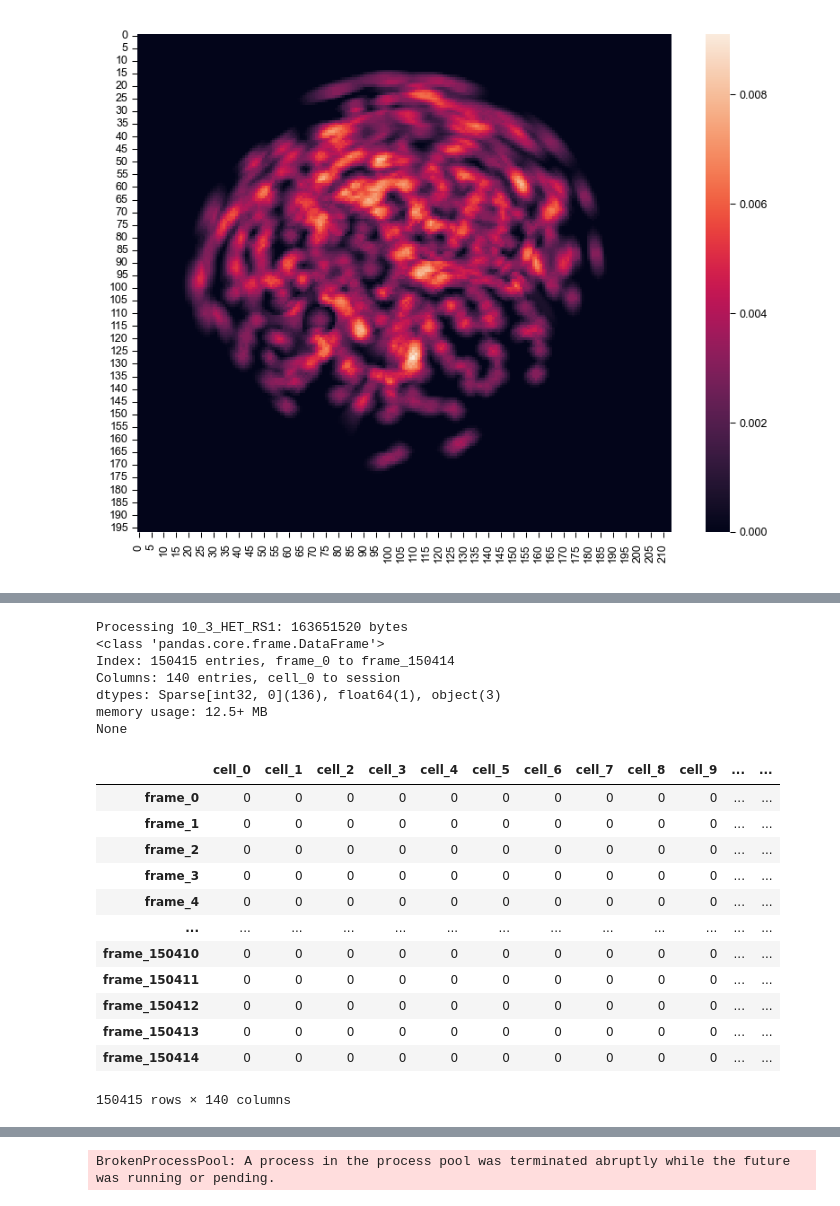
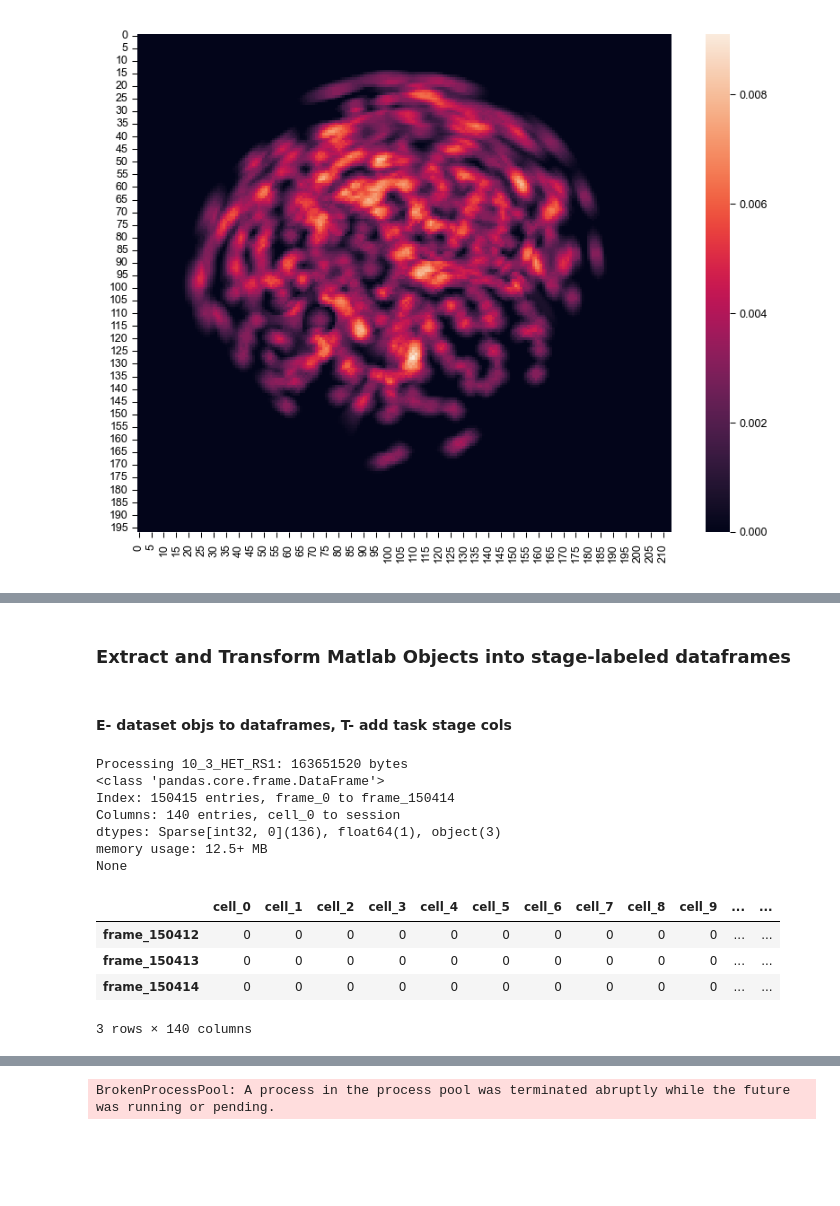
Before and after one commit to cjohnsoncruz/dlx56_mPFC_1p_SohalLab, a Jupyter notebook: code/preprocess matlab data v1.ipynb, the cells around one changed output, grey strips where cells are left out. Saved outputs shown, nothing was run; the diff lists cells and outputs as text; code cells hidden in the pictures; blank space fills up the shorter version.

```diff
--- a/code/preprocess matlab data v1.ipynb
+++ b/code/preprocess matlab data v1.ipynb
@@ -312,46 +305,40 @@ None
+# %% [markdown]
+### Extract and Transform Matlab Objects into stage-labeled dataframes
+# %% [markdown]
+#### E- dataset objs to dataframes, T- add task stage cols
 # %%
 def dataset_obj_to_df(dataset_obj):
     # Create DataFrame from raster (cells × frames)
-    print(f"\nProcessing {dataset_obj['name']}: {dataset_obj['raster'].nbytes} bytes")
+    print(f"Processing {dataset_obj['name']}: {dataset_obj['raster'].nbytes} bytes")
     #setup dataset df
     raster_df = pd.DataFrame(
         dataset_obj['raster'].T,
         index=[f'frame_{i}' for i in range(dataset_obj['raster'].shape[1])],
         columns = [f'cell_{i}' for i in range(dataset_obj['raster'].shape[0])],
         dtype = 'Sparse[int]')
             #add labels
     raster_df['labels'] = dataset_obj['labels']
-
     # Add metadata columns
     #cell Id is represented as col name
     raster_df['subject_name'] = dataset_obj['name']
     raster_df['geno'] = dataset_obj['geno']
     raster_df['session'] = dataset_obj['session']
 
     return raster_df
+#test 1 dataset
+test_df = dataset_obj_to_df(loaded_objects[0])
+print(test_df.info())
+test_df.tail(3)
+# %% [output]
+Processing 10_3_HET_RS1: 163651520 bytes
+<class 'pandas.core.frame.DataFrame'>
+Index: 150415 entries, frame_0 to frame_150414
+Columns: 140 entries, cell_0 to session
+dtypes: Sparse[int32, 0](136), float64(1), object(3)
+memory usage: 12.5+ MB
+None
+|  | cell_0 | cell_1 | cell_2 | cell_3 | cell_4 | cell_5 | cell_6 | cell_7 | cell_8 | cell_9 | ... | ... |
+| frame_150412 | 0 | 0 | 0 | 0 | 0 | 0 | 0 | 0 | 0 | 0 | ... | ... |
+| frame_150413 | 0 | 0 | 0 | 0 | 0 | 0 | 0 | 0 | 0 | 0 | ... | ... |
+| frame_150414 | 0 | 0 | 0 | 0 | 0 | 0 | 0 | 0 | 0 | 0 | ... | ... |
+3 rows × 140 columns
-# %%
-#test 1 dataset
-test_df = dataset_obj_to_df(loaded_objects[0])
-print(test_df.info())
-test_df
-# %% [output]
-Processing 10_3_HET_RS1: 163651520 bytes
-<class 'pandas.core.frame.DataFrame'>
-Index: 150415 entries, frame_0 to frame_150414
-Columns: 140 entries, cell_0 to session
-dtypes: Sparse[int32, 0](136), float64(1), object(3)
-memory usage: 12.5+ MB
-None
-|  | cell_0 | cell_1 | cell_2 | cell_3 | cell_4 | cell_5 | cell_6 | cell_7 | cell_8 | cell_9 | ... | ... |
-| frame_0 | 0 | 0 | 0 | 0 | 0 | 0 | 0 | 0 | 0 | 0 | ... | ... |
-| frame_1 | 0 | 0 | 0 | 0 | 0 | 0 | 0 | 0 | 0 | 0 | ... | ... |
-| frame_2 | 0 | 0 | 0 | 0 | 0 | 0 | 0 | 0 | 0 | 0 | ... | ... |
-| frame_3 | 0 | 0 | 0 | 0 | 0 | 0 | 0 | 0 | 0 | 0 | ... | ... |
-| frame_4 | 0 | 0 | 0 | 0 | 0 | 0 | 0 | 0 | 0 | 0 | ... | ... |
-| ... | ... | ... | ... | ... | ... | ... | ... | ... | ... | ... | ... | ... |
-| frame_150410 | 0 | 0 | 0 | 0 | 0 | 0 | 0 | 0 | 0 | 0 | ... | ... |
-| frame_150411 | 0 | 0 | 0 | 0 | 0 | 0 | 0 | 0 | 0 | 0 | ... | ... |
-| frame_150412 | 0 | 0 | 0 | 0 | 0 | 0 | 0 | 0 | 0 | 0 | ... | ... |
-| frame_150413 | 0 | 0 | 0 | 0 | 0 | 0 | 0 | 0 | 0 | 0 | ... | ... |
-| frame_150414 | 0 | 0 | 0 | 0 | 0 | 0 | 0 | 0 | 0 | 0 | ... | ... |
-150415 rows × 140 columns
```
Also changed, not shown: parts of 56 cells of this notebook, 2 other files.
